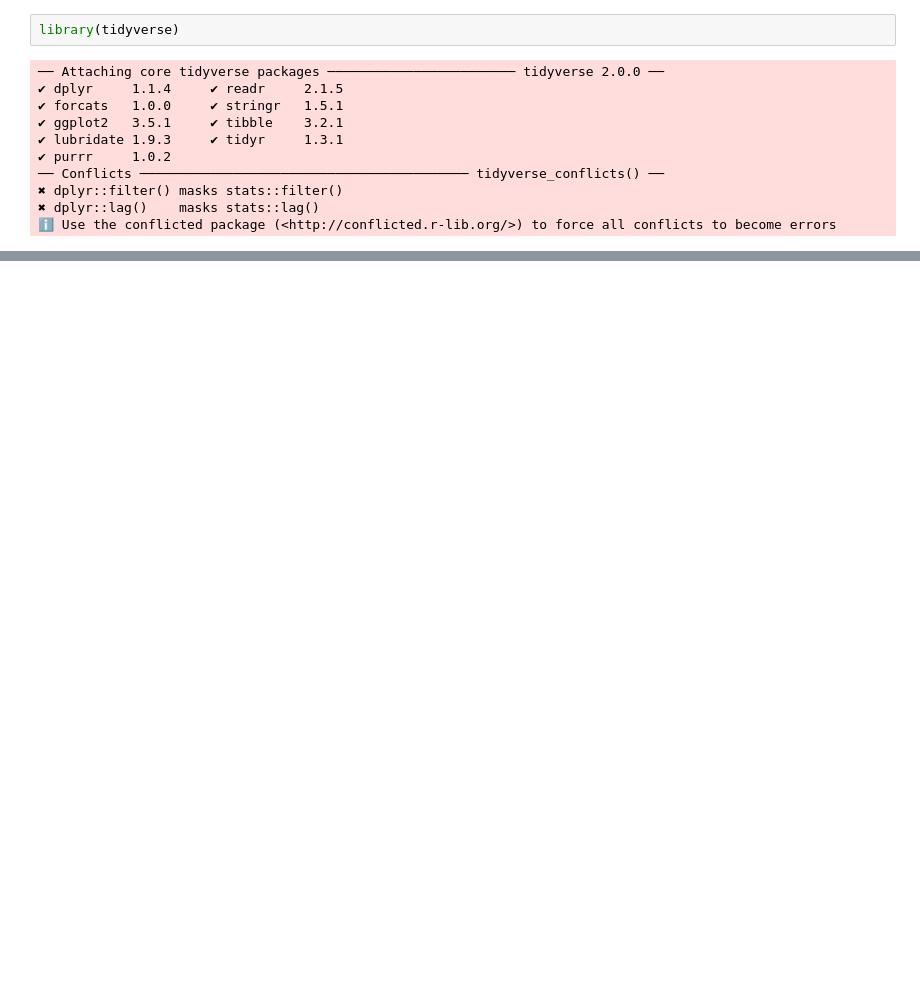
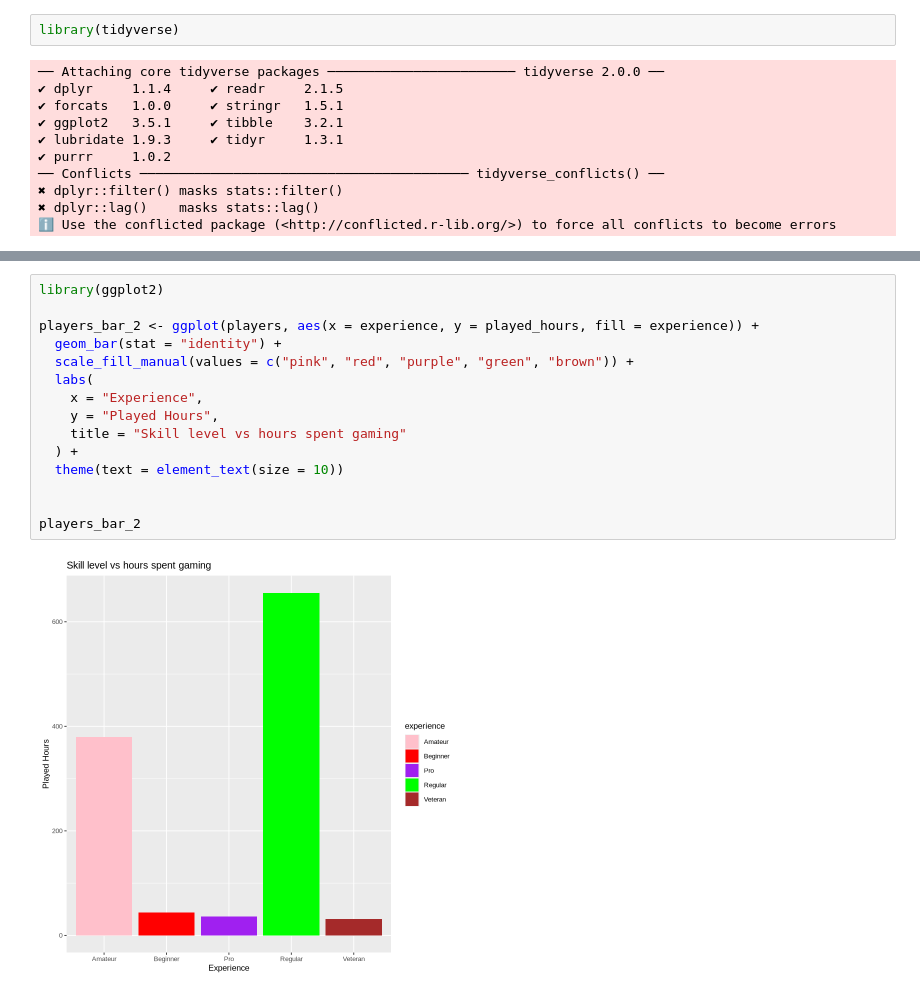
Before and after one commit to ranenmichal/project_dsci_100, a Jupyter notebook: Untitled.ipynb, the cells around one changed output, grey strips where cells are left out. Drawn from its saved outputs; the diff is of its cells as text; blank space fills up the shorter version.

```diff
--- a/Untitled.ipynb
+++ b/Untitled.ipynb
@@ -36,0 +107,17 @@ A data.frame: 196 × 7
+# %%
+library(ggplot2)
+
+players_bar_2 <- ggplot(players, aes(x = experience, y = played_hours, fill = experience)) +
+  geom_bar(stat = "identity") +
+  scale_fill_manual(values = c("pink", "red", "purple", "green", "brown")) +
+  labs(
+    x = "Experience",
+    y = "Played Hours",
+    title = "Skill level vs hours spent gaming"
+  ) +
+  theme(text = element_text(size = 10))
+
+
+players_bar_2
+# %% [output]
+[figure, added]
```
Also changed, not shown: parts of 6 cells of this notebook.
